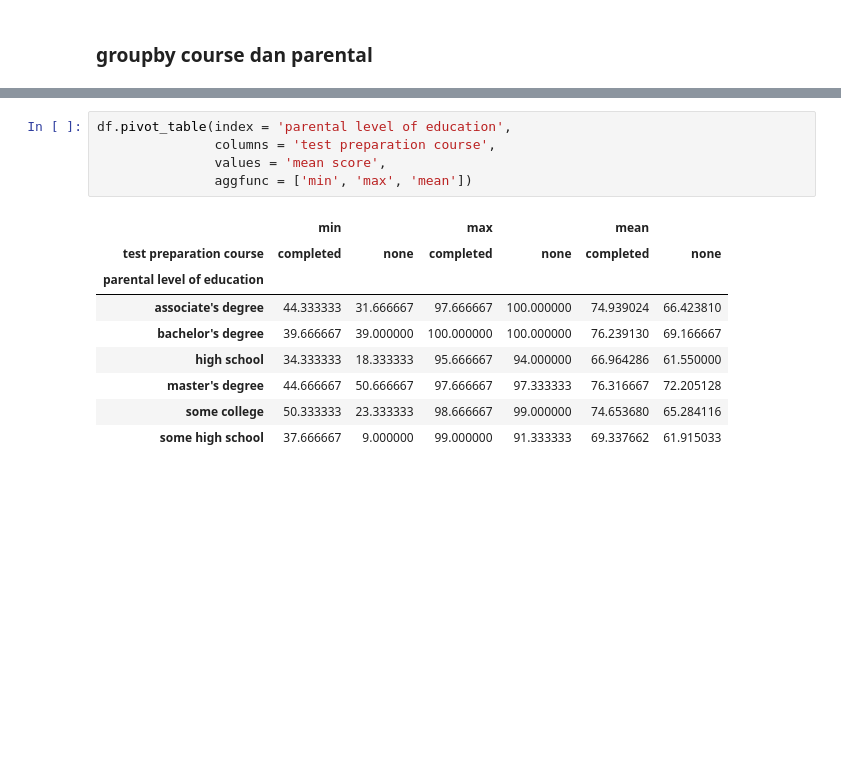
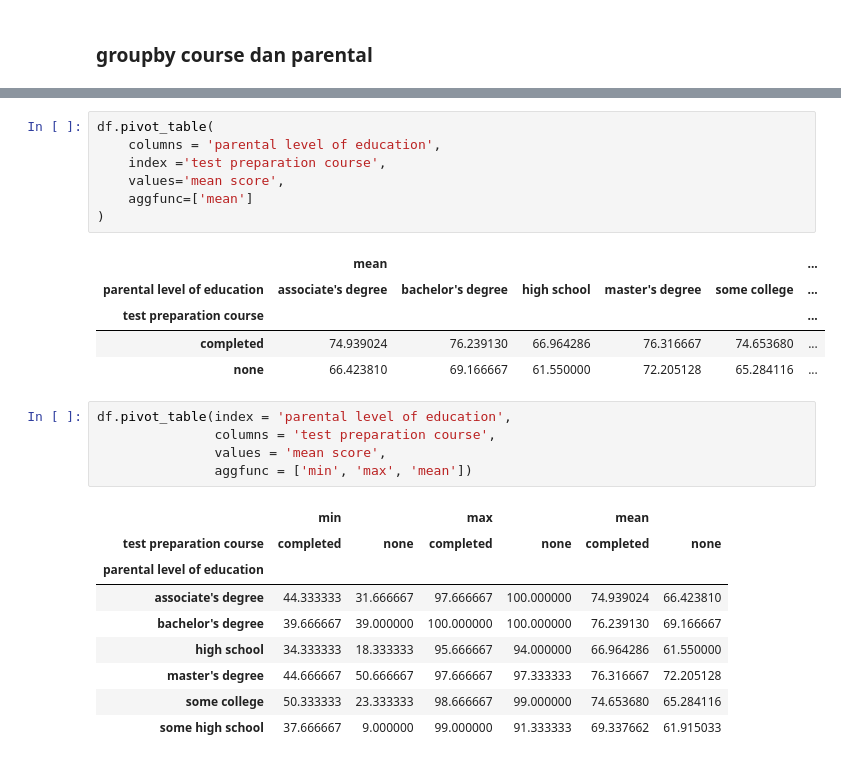
Before and after one commit to amilafr/algo-python-pro2, a Jupyter notebook: M3L4_Solving_an_analytical_case.ipynb, the cells around one changed output, grey strips where cells are left out. Cells and saved outputs as stored; diff of their text form; blank space fills up the shorter version.

```diff
--- a/M3L4_Solving_an_analytical_case.ipynb
+++ b/M3L4_Solving_an_analytical_case.ipynb
@@ -149,3 +227,16 @@ df.groupby(by = ['parental level of education','test preparation course'])['mean
+# %%
+df.pivot_table(
+    columns = 'parental level of education',
+    index ='test preparation course',
+    values='mean score',
+    aggfunc=['mean']
+)
+# %% [output]
+|  | mean |  |  |  |  | ... |
+| parental level of education | associate's degree | bachelor's degree | high school | master's degree | some college | ... |
+| test preparation course |  |  |  |  |  | ... |
+| completed | 74.939024 | 76.239130 | 66.964286 | 76.316667 | 74.653680 | ... |
+| none | 66.423810 | 69.166667 | 61.550000 | 72.205128 | 65.284116 | ... |
 # %%
 df.pivot_table(index = 'parental level of education',
                columns = 'test preparation course',
```
Also changed, not shown: parts of 16 cells of this notebook.
